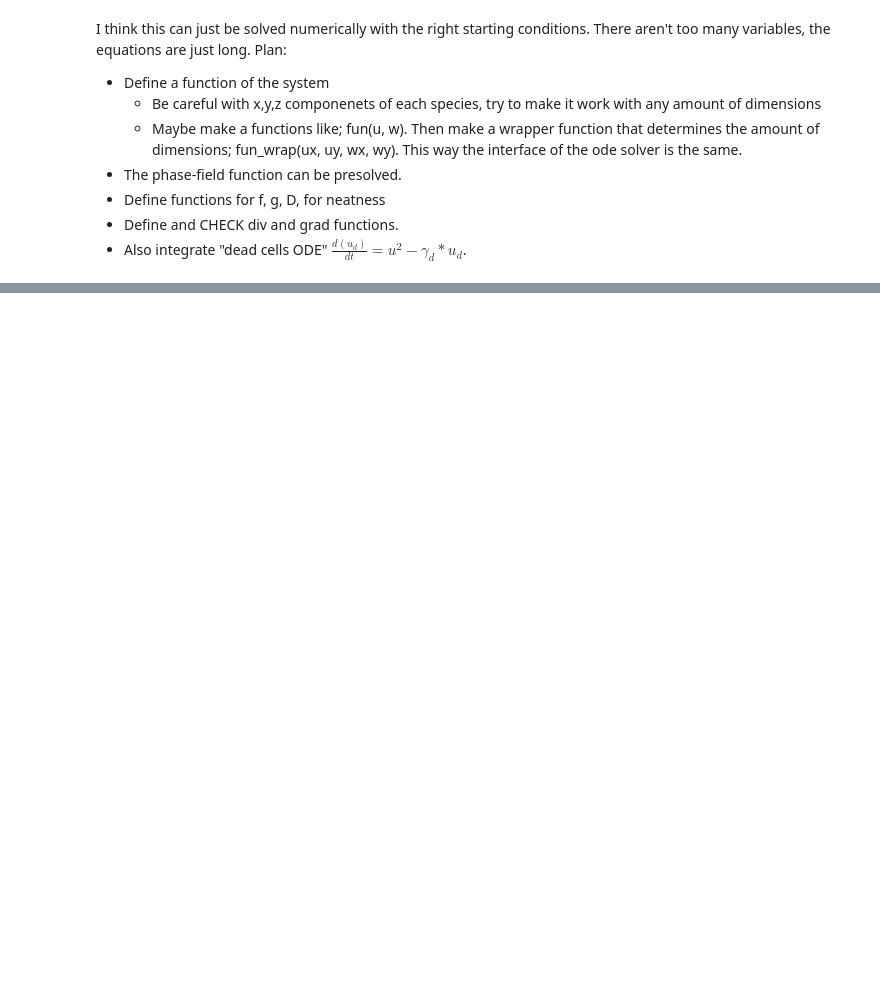
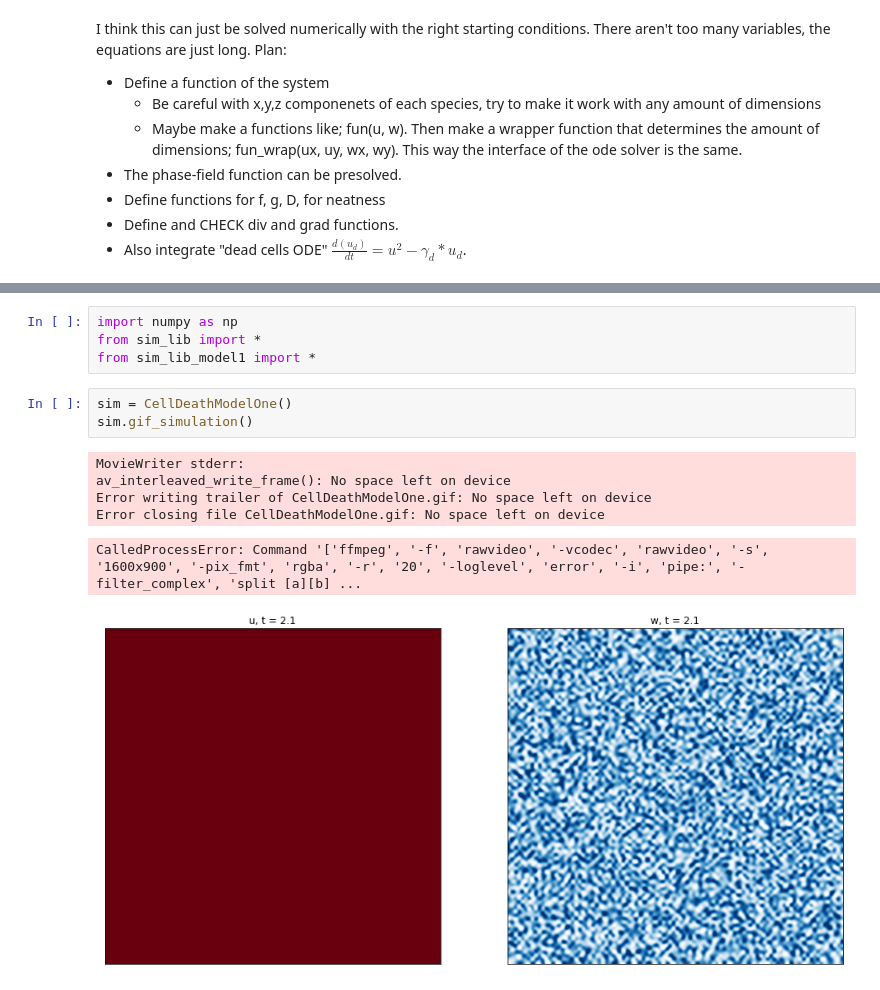
Before and after one commit to alexanderRMckinnon/BiofilmModels, a Jupyter notebook: Model_1.ipynb, the cells around one changed output, grey strips where cells are left out. Drawn from its saved outputs; the diff is of its cells as text; blank space fills up the shorter version.

```diff
--- a/Model_1.ipynb
+++ b/Model_1.ipynb
@@ -294,0 +282,14 @@ def model_interface(t, ux, wx, dx)
+# %%
+import numpy as np
+from sim_lib import *
+from sim_lib_model1 import *
+# %%
+sim = CellDeathModelOne()
+sim.gif_simulation()
+# %% [output]
+MovieWriter stderr:
+av_interleaved_write_frame(): No space left on device
+Error writing trailer of CellDeathModelOne.gif: No space left on device
+Error closing file CellDeathModelOne.gif: No space left on device
+CalledProcessError: Command '['ffmpeg', '-f', 'rawvideo', '-vcodec', 'rawvideo', '-s', '1600x900', '-pix_fmt', 'rgba', '-r', '20', '-loglevel', 'error', '-i', 'pipe:', '-filter_complex', 'split [a][b] ...
+[figure, added]
```
Also changed, not shown: parts of 3 cells of this notebook, 3 other files.
